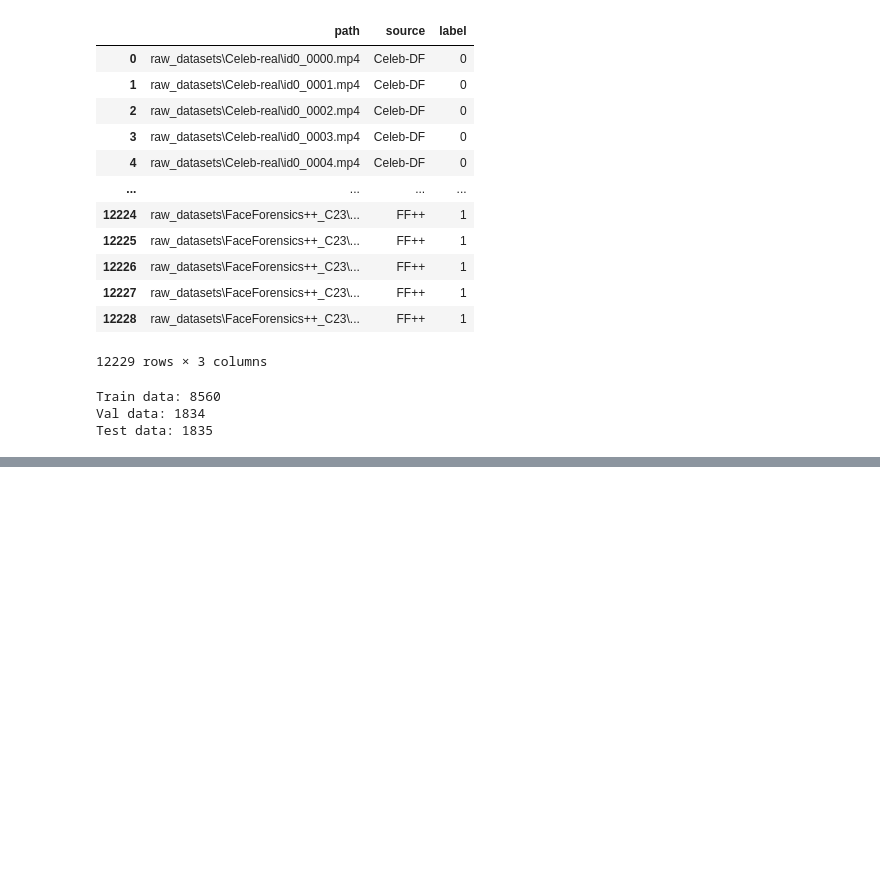
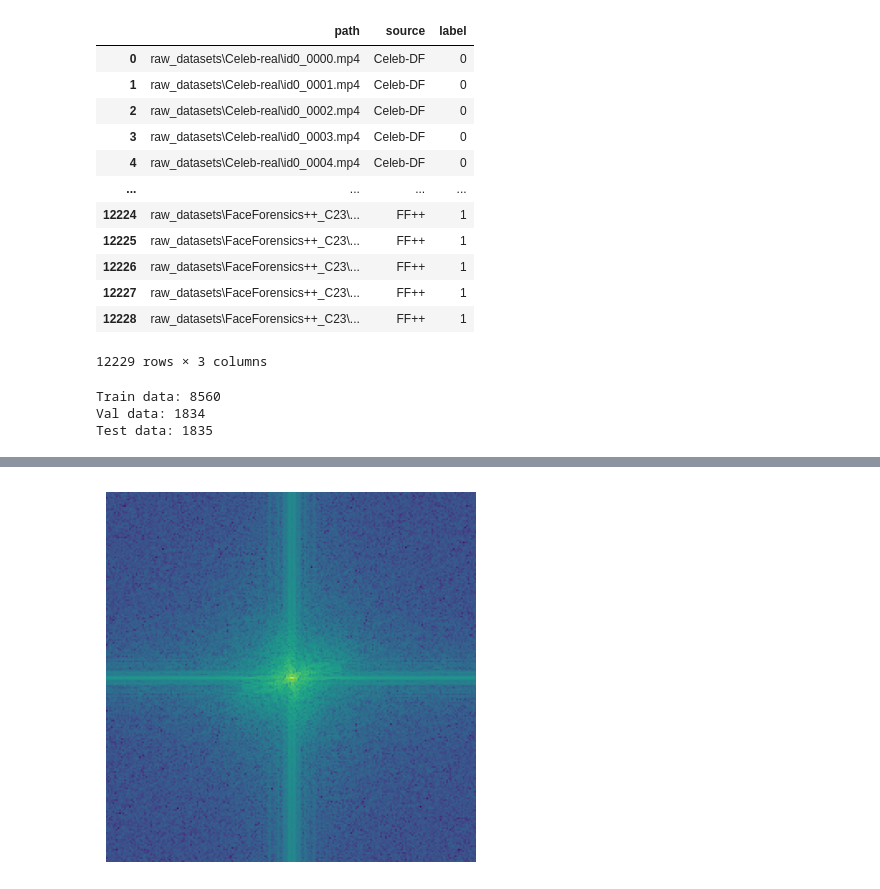
Before and after one commit to Rvp0310/DeepFake_Video_Detection, a Jupyter notebook: Notebook_01.ipynb, the cells around one changed output, grey strips where cells are left out. Saved outputs shown, nothing was run; the diff lists cells and outputs as text; code cells hidden in the pictures; blank space fills up the shorter version.

```diff
--- a/Notebook_01.ipynb
+++ b/Notebook_01.ipynb
@@ -145,0 +227,18 @@ plt.show()
+# %%
+# applying frequency transform
+
+def fft_transform(frame):
+    gray = cv2.cvtColor(frame, cv2.COLOR_BGR2GRAY)
+    f = np.fft.fft2(gray)
+    fshift = np.fft.fftshift(f)
+    magnitude = np.log(np.abs(fshift) + 1)
+    magnitude = cv2.normalize(magnitude, None, 0, 255, cv2.NORM_MINMAX)
+    return magnitude.astype(np.uint8)
+
+# function demo
+freq = fft_transform(faces[10])
+plt.imshow(freq)
+plt.axis("off")
+plt.show()
+# %% [output]
+[figure, added]
```
Also changed, not shown: parts of 8 cells of this notebook.
